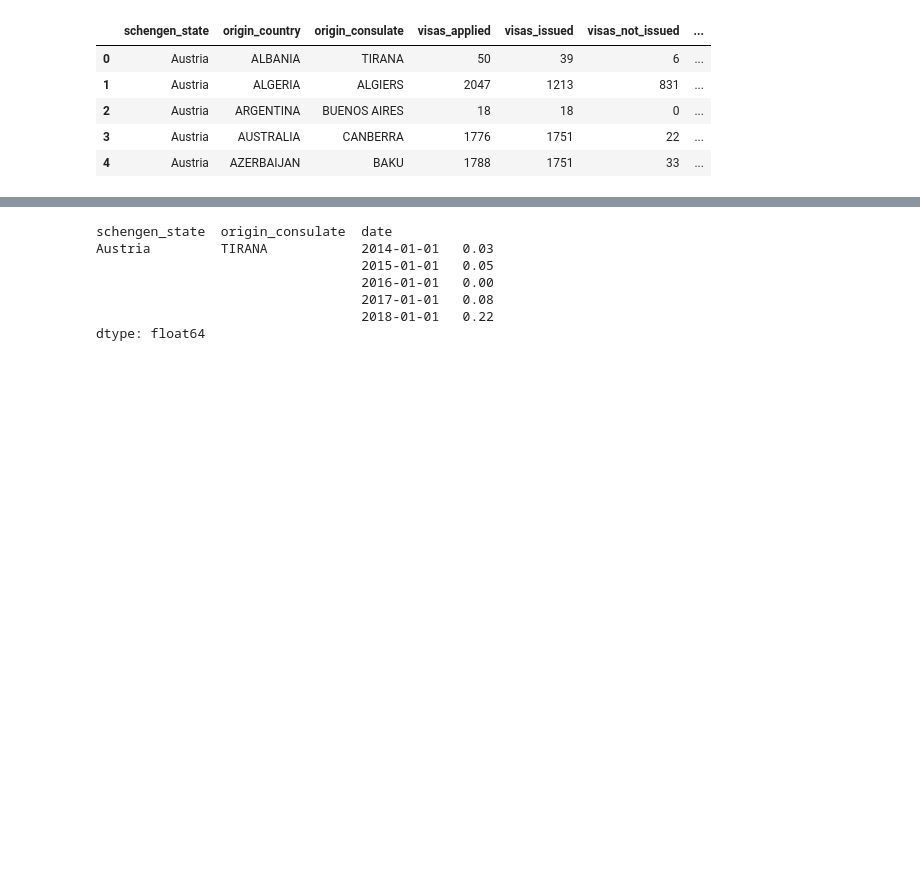
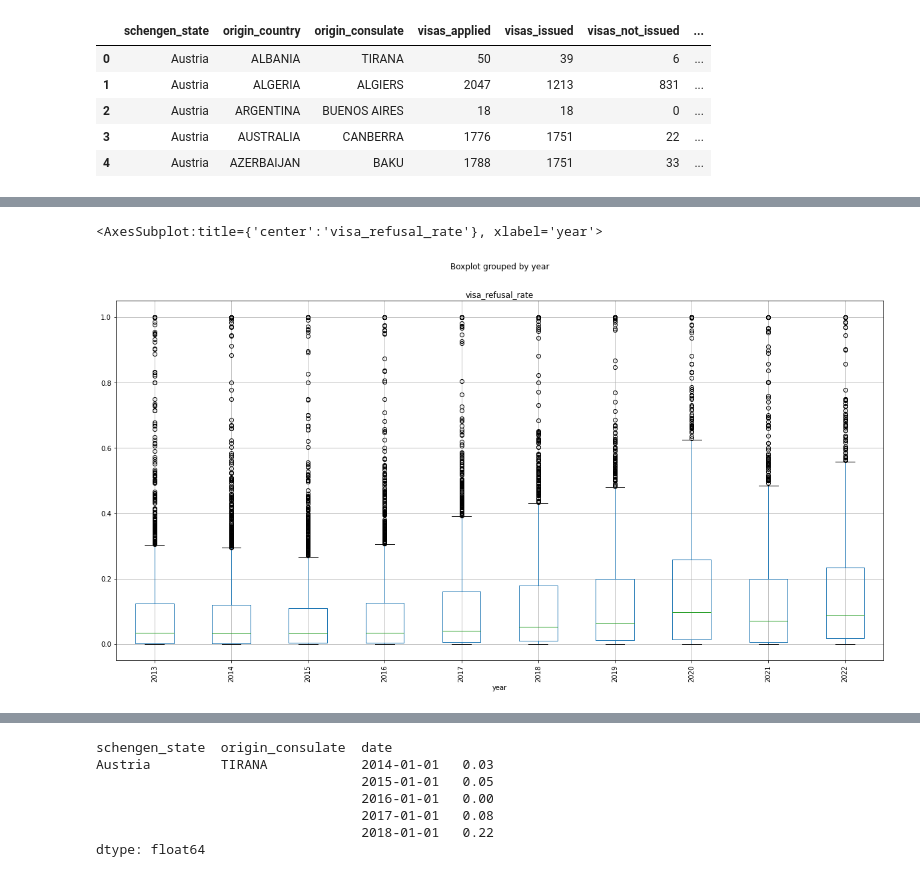
Before and after one commit to mogenshobolth/eu-visa-policy, a Jupyter notebook: data-science/univariate-analysis.ipynb, the cells around one changed output, grey strips where cells are left out. Saved outputs shown, nothing was run; the diff lists cells and outputs as text; code cells hidden in the pictures; blank space fills up the shorter version.

```diff
--- a/data-science/univariate-analysis.ipynb
+++ b/data-science/univariate-analysis.ipynb
@@ -54,0 +60,5 @@ df.groupby(['year'])['visa_refusal_rate'].mean().plot.line(figsize=(20,10))
+# %%
+df.boxplot(column='visa_refusal_rate', by='year', rot=90, figsize=(20,10))
+# %% [output]
+<AxesSubplot:title={'center':'visa_refusal_rate'}, xlabel='year'>
+[figure, added]
```
Also changed, not shown: parts of 9 cells of this notebook, 2 other files.
